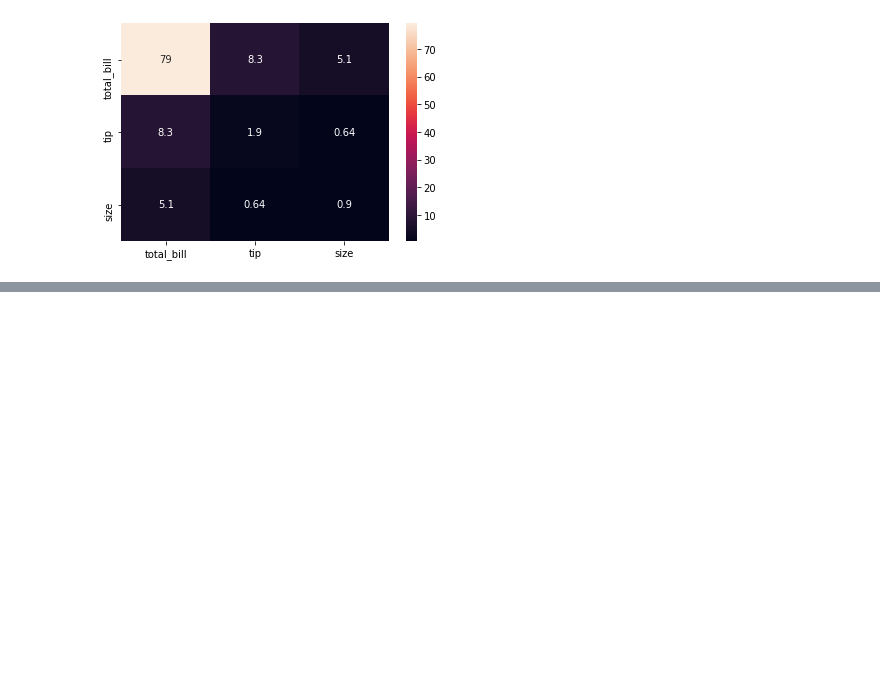
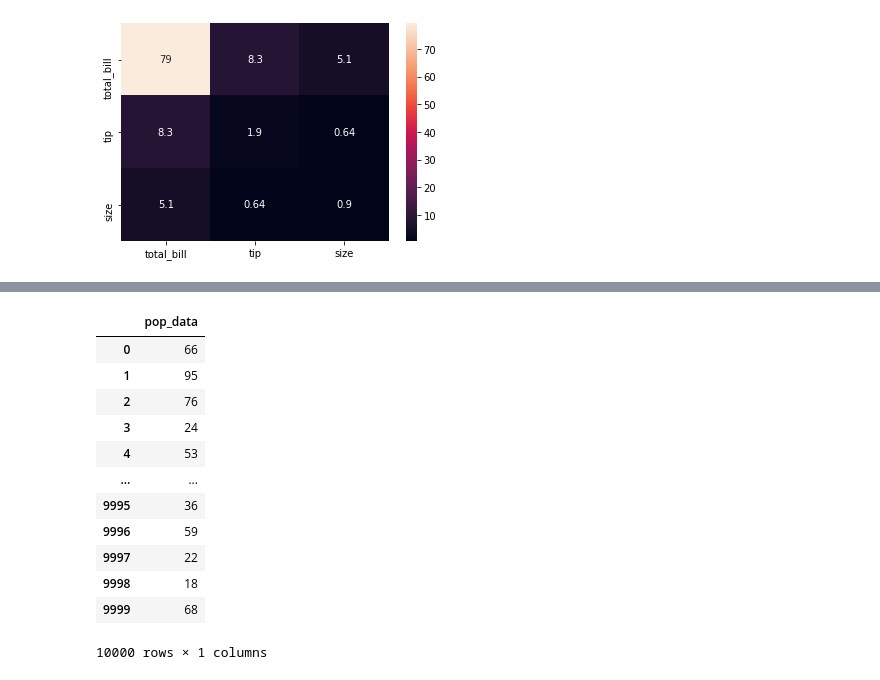
Before and after one commit to saleemullah7654321/DataScience, a Jupyter notebook: 1.Statistics.ipynb, the cells around one changed output, grey strips where cells are left out. Saved outputs shown, nothing was run; the diff lists cells and outputs as text; code cells hidden in the pictures; blank space fills up the shorter version.

```diff
--- a/1.Statistics.ipynb
+++ b/1.Statistics.ipynb
@@ -716,0 +721,18 @@ The Centeral Limit Theorem(CLT) states that when plotting a sample distribution
+# %%
+pop_data = np.random.randint(10,100,10000)
+pop_table = pd.DataFrame({"pop_data":pop_data})
+pop_table
+# %% [output]
+|  | pop_data |
+| 0 | 66 |
+| 1 | 95 |
+| 2 | 76 |
+| 3 | 24 |
+| 4 | 53 |
+| ... | ... |
+| 9995 | 36 |
+| 9996 | 59 |
+| 9997 | 22 |
+| 9998 | 18 |
+| 9999 | 68 |
+10000 rows × 1 columns
```
Also changed, not shown: parts of 10 cells of this notebook.
